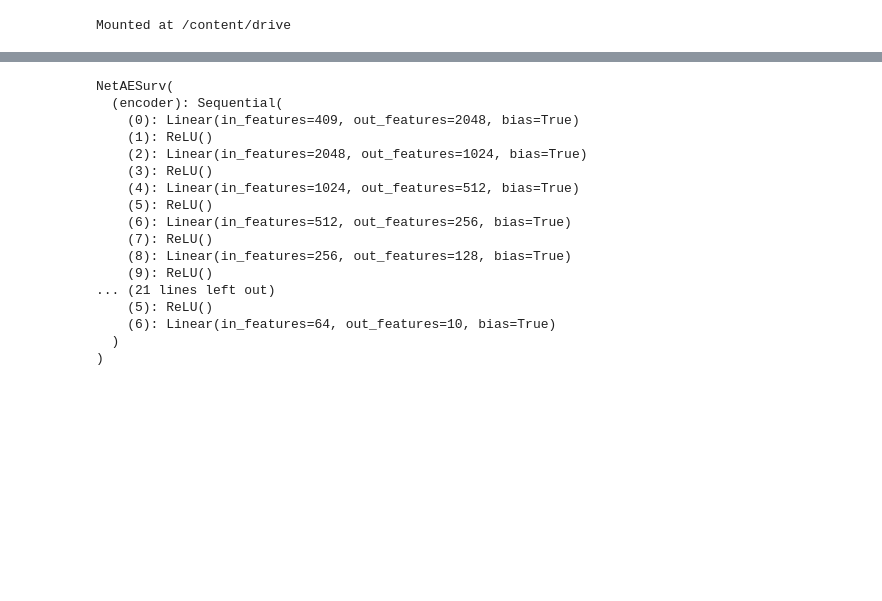
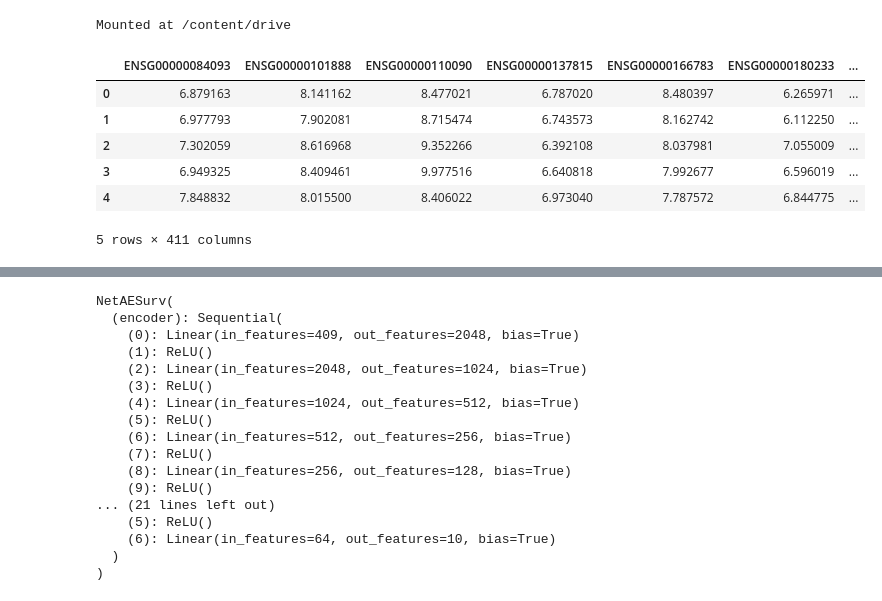
Before and after one commit to chunjie-sam-liu/Deeplatelet, a Jupyter notebook: analysis/08_AESurv.ipynb, the cells around one changed output, grey strips where cells are left out. Saved outputs shown, nothing was run; the diff lists cells and outputs as text; code cells hidden in the pictures; blank space fills up the shorter version.

```diff
--- a/analysis/08_AESurv.ipynb
+++ b/analysis/08_AESurv.ipynb
@@ -165,3 +165,13 @@ df_train, df_val, df_test1, df_test2 = load_data(filepath)
 x_train, x_val, x_test1, x_test2 = transform_features(df_train, df_val, df_test1, df_test2)
 # transform labels
 y_train_surv, y_val_surv, labtrans = transform_labels(df_train, df_val)
+# %%
+df_train.head()
+# %% [output]
+|  | ENSG00000084093 | ENSG00000101888 | ENSG00000110090 | ENSG00000137815 | ENSG00000166783 | ENSG00000180233 | ... |
+| 0 | 6.879163 | 8.141162 | 8.477021 | 6.787020 | 8.480397 | 6.265971 | ... |
+| 1 | 6.977793 | 7.902081 | 8.715474 | 6.743573 | 8.162742 | 6.112250 | ... |
+| 2 | 7.302059 | 8.616968 | 9.352266 | 6.392108 | 8.037981 | 7.055009 | ... |
+| 3 | 6.949325 | 8.409461 | 9.977516 | 6.640818 | 7.992677 | 6.596019 | ... |
+| 4 | 7.848832 | 8.015500 | 8.406022 | 6.973040 | 7.787572 | 6.844775 | ... |
+5 rows × 411 columns
```
Also changed, not shown: parts of 7 cells of this notebook.
